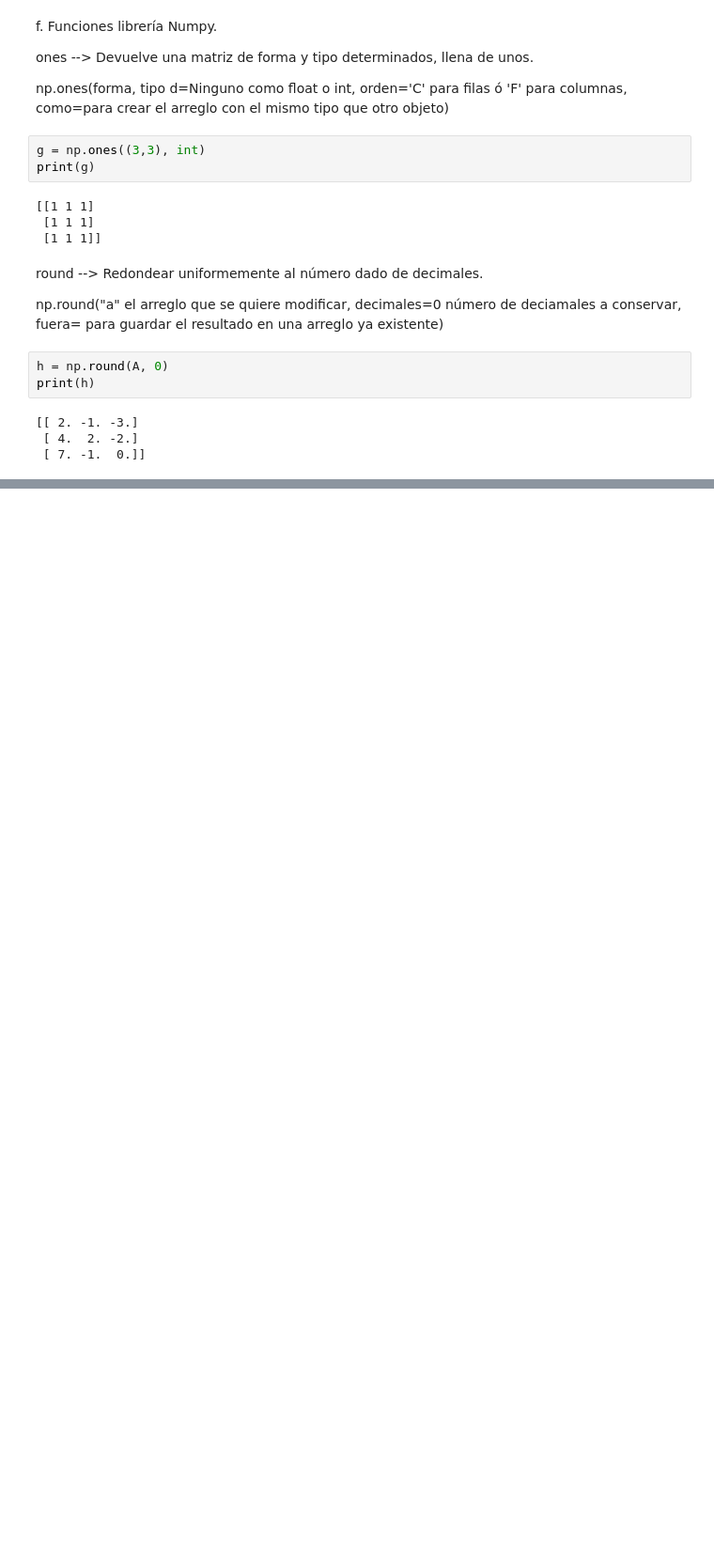
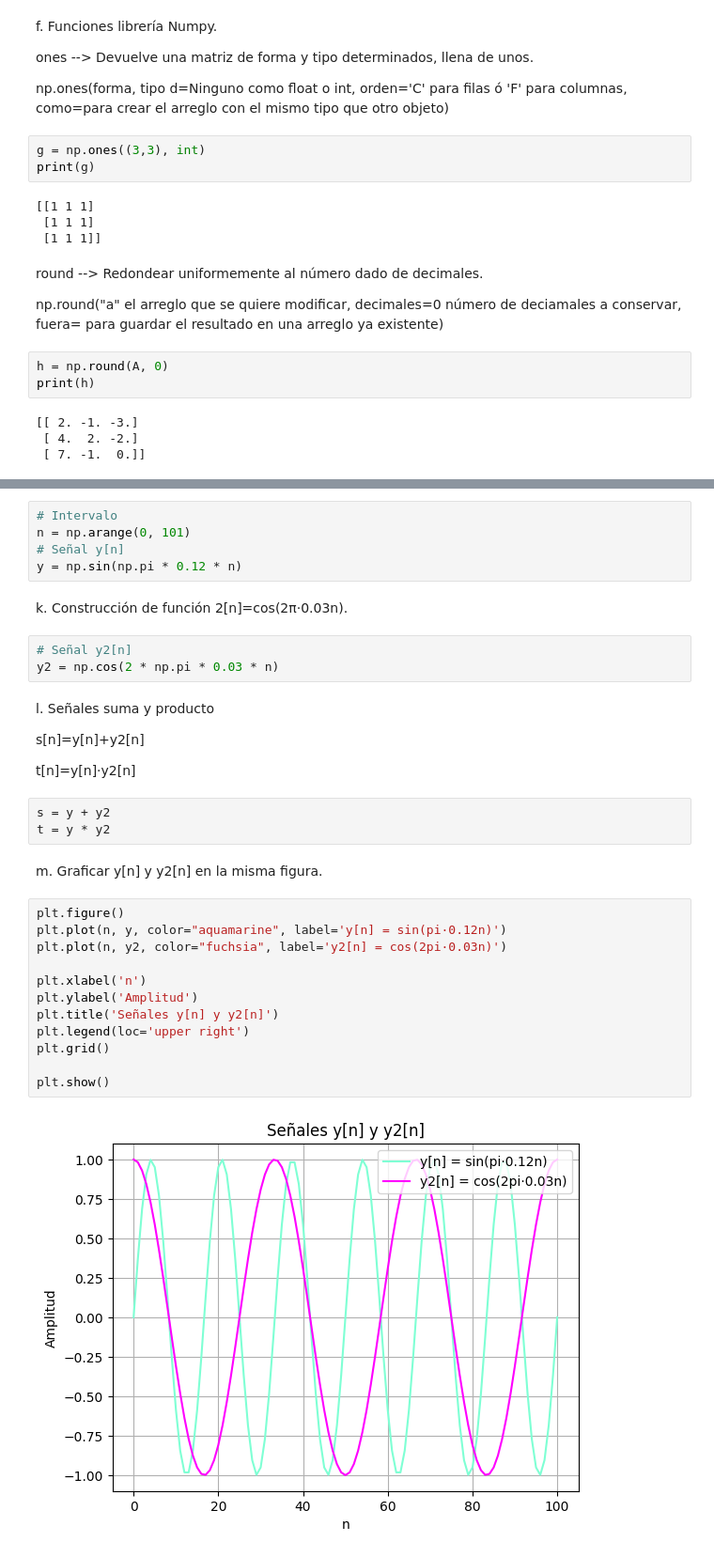
Before and after one commit to mariacamilato/Practica_1_Biosenales, a Jupyter notebook: IntroducciónPython.ipynb, the cells around one changed output, grey strips where cells are left out. Shown at 94% size. Saved outputs shown, nothing was run; the diff lists cells and outputs as text; blank space fills up the shorter version.

```diff
--- a/IntroducciónPython.ipynb
+++ b/IntroducciónPython.ipynb
@@ -95,0 +131,35 @@ print(i)
+# %%
+# Intervalo
+n = np.arange(0, 101)
+# Señal y[n]
+y = np.sin(np.pi * 0.12 * n)
+# %% [markdown]
+k. Construcción de función 2[n]=cos(2π⋅0.03n).
+# %%
+# Señal y2[n]
+y2 = np.cos(2 * np.pi * 0.03 * n)
+# %% [markdown]
+l. Señales suma y producto
+
+s[n]=y[n]+y2[n]
+
+t[n]=y[n]⋅y2[n]
+# %%
+s = y + y2
+t = y * y2
+# %% [markdown]
+m. Graficar y[n] y y2[n] en la misma figura.
+# %%
+plt.figure()
+plt.plot(n, y, color="aquamarine", label='y[n] = sin(pi·0.12n)')
+plt.plot(n, y2, color="fuchsia", label='y2[n] = cos(2pi·0.03n)')
+
+plt.xlabel('n')
+plt.ylabel('Amplitud')
+plt.title('Señales y[n] y y2[n]')
+plt.legend(loc='upper right')
+plt.grid()
+
+plt.show()
+# %% [output]
+[figure, added]
```
Also changed, not shown: parts of 15 cells of this notebook.
